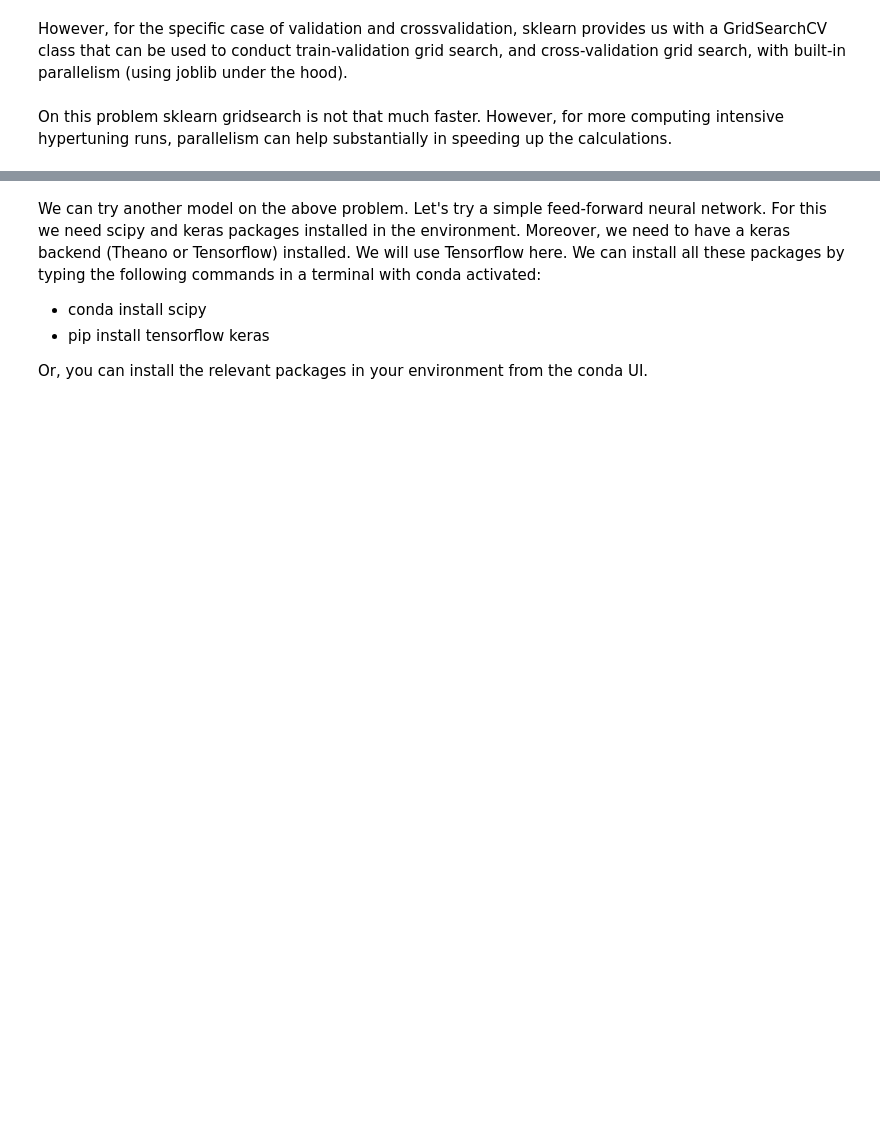
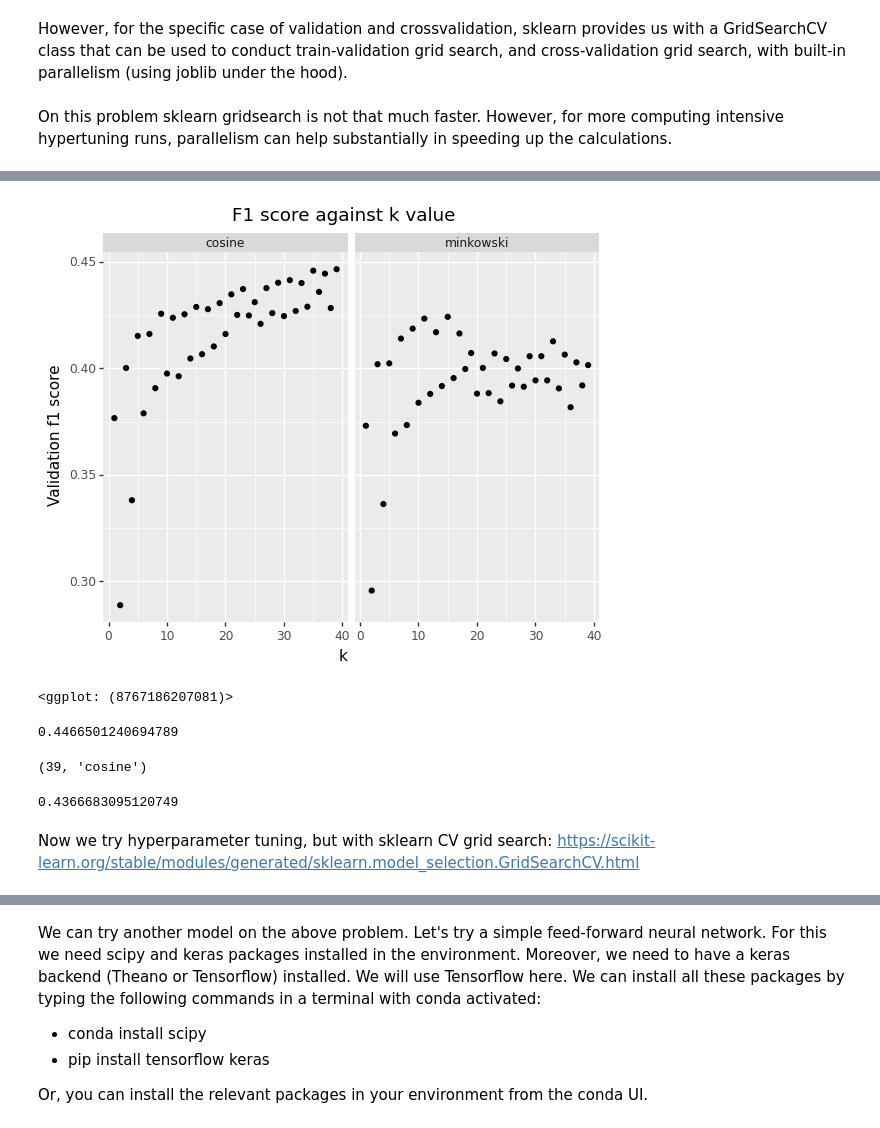
Before and after one commit to riccardopinosio/DDB_AI, a Jupyter notebook: credit_risk_case_study/modelling.ipynb, the cells around one changed output, grey strips where cells are left out. Drawn from its saved outputs; the diff is of its cells as text; code cells hidden in the pictures; blank space fills up the shorter version.

```diff
--- a/credit_risk_case_study/modelling.ipynb
+++ b/credit_risk_case_study/modelling.ipynb
@@ -291,8 +290,4 @@ Now, we can move on to train a support vector classification model.
 # %%
-# get the transformed train set
-train_set_transformed = data_preparer.prepare_data(fitting_splits.train_set)
-X_train = train_set_transformed.drop(['default', 'id'], axis=1) # need to drop the target! otherwise data leakage
-y_train = fitting_splits.train_set['default'] # take it from the original untransformed dataset
 # create the model instance
 simple_SVC = SVC(gamma='auto', random_state=1234)
 # fit the model instance on X_train
@@ -518,11 +510,6 @@ fitting model for C: 7281.802083333333 and gamma: 0.888916015625
 fitted_models[0:5]
 # %% [markdown]
 Now that we have all the models fitted for each parameter combination, we can evaluate each fitted model on the validation dataset. The model which gives us the best f1 score on the validation dataset is the model with the best parameters combination.
-# %%
-X_validation = data_preparer.prepare_data(fitting_splits.validation_set).drop(['default', 'id'], axis=1)
-y_validation = fitting_splits.validation_set['default']
-X_train_validation = pd.concat([X_train, X_validation])
-y_train_validation = pd.concat([y_train, fitting_splits.validation_set['default']])
 # %%
 # evaluate the F1 score of each model on validation, and find the best hyperparameters
 def calculate_f1_score(X, y, model):
@@ -602,0 +592,12 @@ f1_score(y_test, grid_search_sklearn.predict(X_test))
+# %%
+# k grid values
+k_grid = [x for x in range(1, 40)]
+# distance metric values
+distances_grid = ["minkowski", "cosine"]
+
+# create all combinations of hyperparameters
+hyperparameters_combos = []
+for k in k_grid:
+    for d in distances_grid:
+        hyperparameters_combos.append( (k, d) )
+hyperparameters_combos
@@ -602,0 +622,50 @@ f1_score(y_test, grid_search_sklearn.predict(X_test))
+# %%
+hyperparameter_tuning_results = {}
+
+for combo in hyperparameters_combos:
+    knn = KNeighborsClassifier(n_neighbors=combo[0], metric=combo[1])
+    knn = knn.fit(X_train, y_train)
+    y_hat_validation = knn.predict(X_validation)
+    score = f1_score(y_validation, y_hat_validation)
+    hyperparameter_tuning_results[combo] = {
+        "score": score
+    }
+# %%
+scores = []
+for combo in hyperparameter_tuning_results:
+    scores.append( (combo[0], combo[1], hyperparameter_tuning_results[combo]["score"]) )
+scores_df = pd.DataFrame(scores, columns=["k", "metric", "score"])
+
+(
+    ggplot(scores_df, aes(x="k", y="score")) +
+    geom_point() +
+    facet_wrap("metric") +
+    ggtitle("F1 score against k value") +
+    ylab("Validation f1 score")
+)
+# %% [output]
+[figure, added]
+<ggplot: (8767186207081)>
+# %%
+best_combo = None
+best_score = 0
+for combo in hyperparameter_tuning_results:
+    score = hyperparameter_tuning_results[combo]['score']
+    if score >= best_score:
+        best_score = score
+        best_combo = combo
+best_score
+best_combo
+# %% [output]
+0.4466501240694789
+(39, 'cosine')
+# %%
+# final model
+final_knn_model = KNeighborsClassifier(n_neighbors = best_combo[0], metric = best_combo[1])
+_ = final_knn_model.fit(X_train_validation, y_train_validation)
+y_hat_test = final_knn_model.predict(X_test)
+f1_score(y_test, y_hat_test)
+# %% [output]
+0.4366683095120749
+# %% [markdown]
+Now we try hyperparameter tuning, but with sklearn CV grid search: https://scikit-learn.org/stable/modules/generated/sklearn.model_selection.GridSearchCV.html
```
Also changed, not shown: parts of 40 cells of this notebook, 5 other files.
